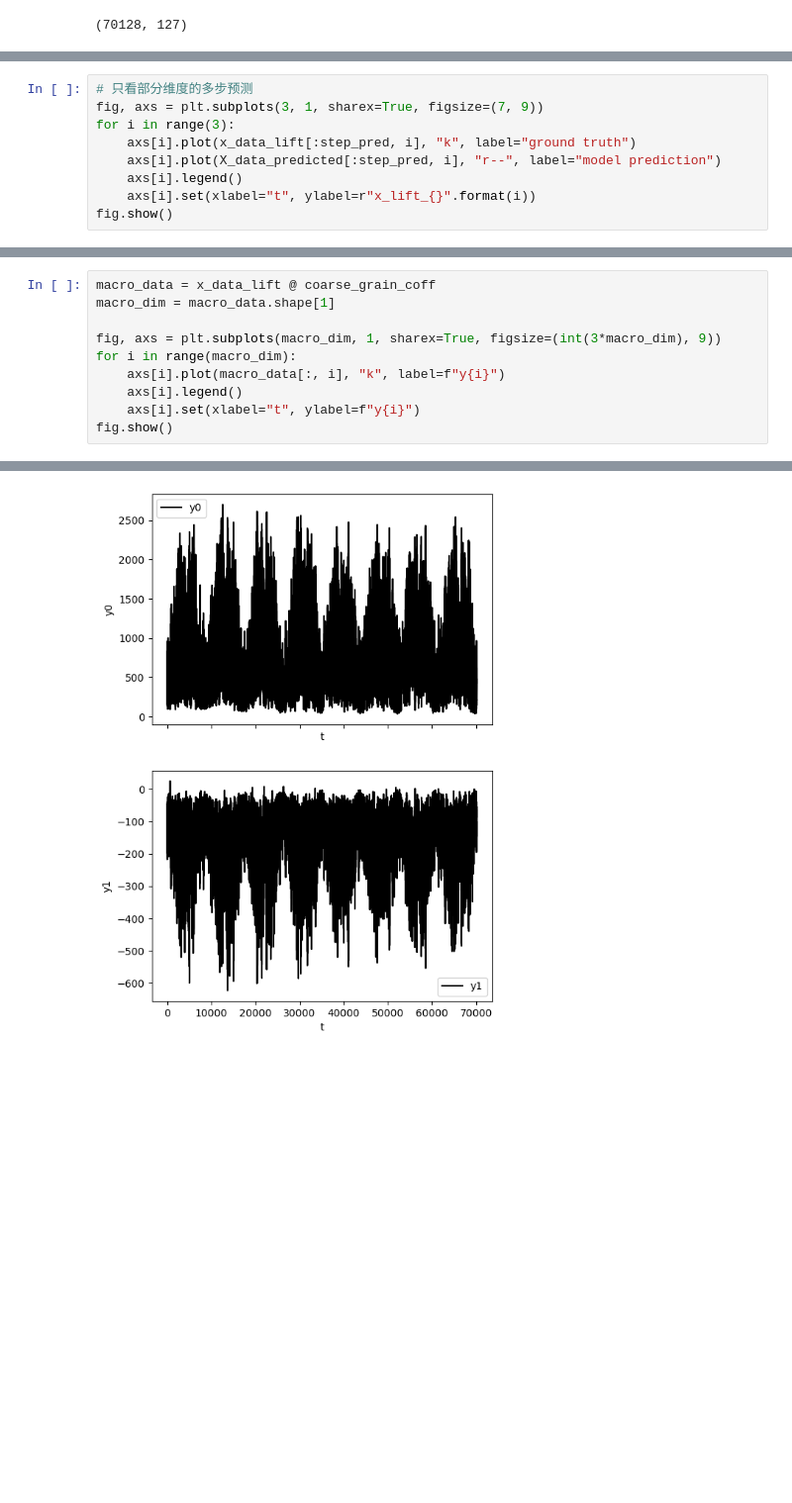
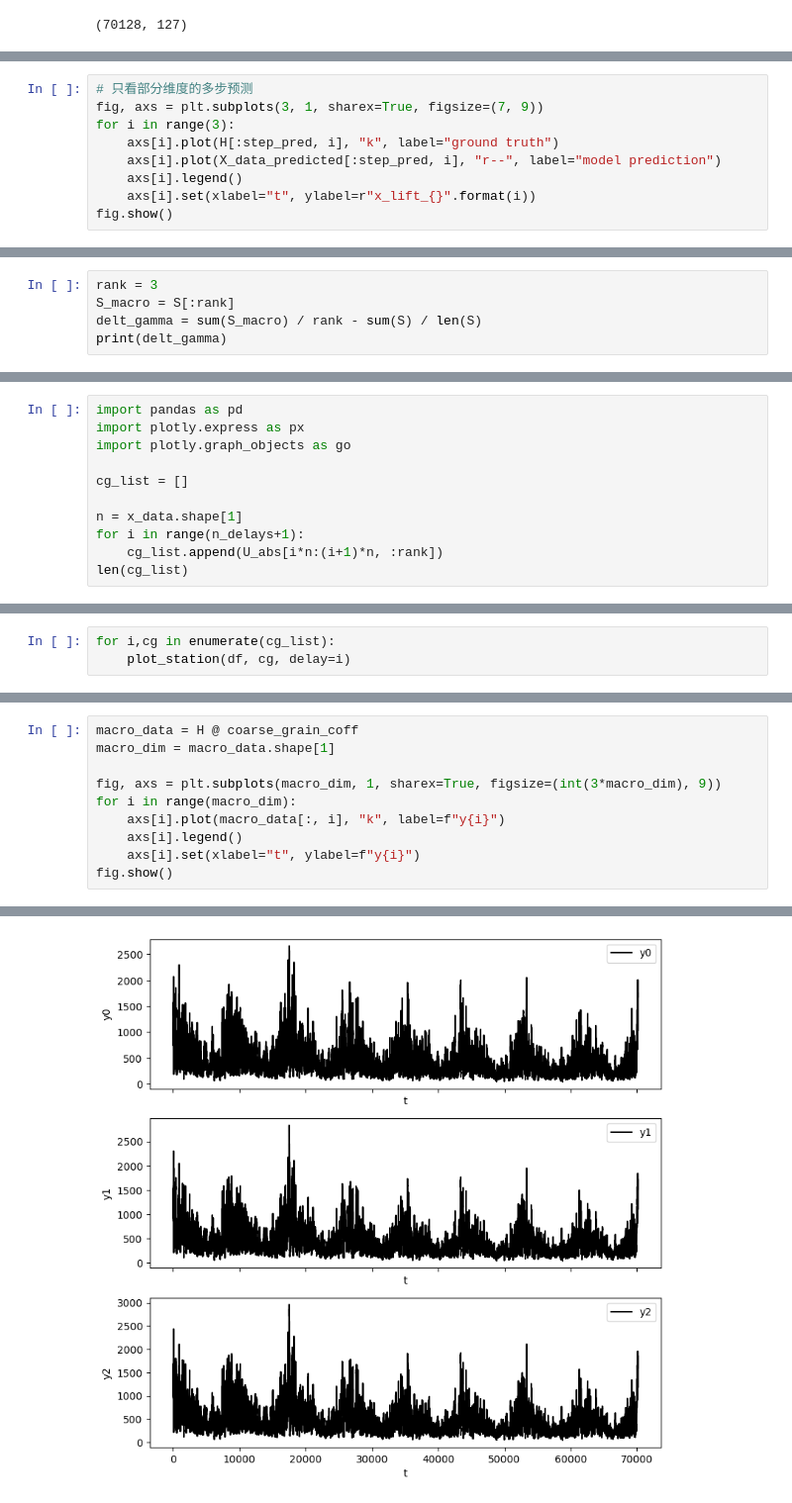
Before and after one commit to Matthew-ymz/koopCE, a Jupyter notebook: notebooks/air_data.ipynb, the cells around one changed output, grey strips where cells are left out. Shown at 99% size. Drawn from its saved outputs; the diff is of its cells as text; blank space fills up the shorter version.

```diff
--- a/notebooks/air_data.ipynb
+++ b/notebooks/air_data.ipynb
@@ -221,7 +198,7 @@ X_data_predicted.shape
 # 只看部分维度的多步预测
 fig, axs = plt.subplots(3, 1, sharex=True, figsize=(7, 9))
 for i in range(3):
-    axs[i].plot(x_data_lift[:step_pred, i], "k", label="ground truth")
+    axs[i].plot(H[:step_pred, i], "k", label="ground truth")
     axs[i].plot(X_data_predicted[:step_pred, i], "r--", label="model prediction")
     axs[i].legend()
     axs[i].set(xlabel="t", ylabel=r"x_lift_{}".format(i))
@@ -279,0 +250,5 @@ print(compute_entropy(diff))
+# %%
+rank = 3
+S_macro = S[:rank]
+delt_gamma = sum(S_macro) / rank - sum(S) / len(S)
+print(delt_gamma)
@@ -383,0 +298,11 @@ y1 = -0.1518 * x0 + 0.0059 * x1 - 0.0241 * x2 - 0.1382 * x3 + 0.0418 * x4 - 0.00
+# %%
+import pandas as pd
+import plotly.express as px
+import plotly.graph_objects as go
+
+cg_list = []
+
+n = x_data.shape[1]
+for i in range(n_delays+1):
+    cg_list.append(U_abs[i*n:(i+1)*n, :rank])
+len(cg_list)
@@ -383,0 +311,3 @@ y1 = -0.1518 * x0 + 0.0059 * x1 - 0.0241 * x2 - 0.1382 * x3 + 0.0418 * x4 - 0.00
+# %%
+for i,cg in enumerate(cg_list):
+    plot_station(df, cg, delay=i)
@@ -384,5 +324,5 @@ y1 = -0.1518 * x0 + 0.0059 * x1 - 0.0241 * x2 - 0.1382 * x3 + 0.0418 * x4 - 0.00
 # %%
-macro_data = x_data_lift @ coarse_grain_coff
+macro_data = H @ coarse_grain_coff
 macro_dim = macro_data.shape[1]
 
 fig, axs = plt.subplots(macro_dim, 1, sharex=True, figsize=(int(3*macro_dim), 9))
@@ -395,4 +336,4 @@ fig.show()
-[figure, old version]
+[figure, new version]
 # %%
 import matplotlib.pyplot as plt
 
```
Also changed, not shown: parts of 23 cells of this notebook, 1 other file.
